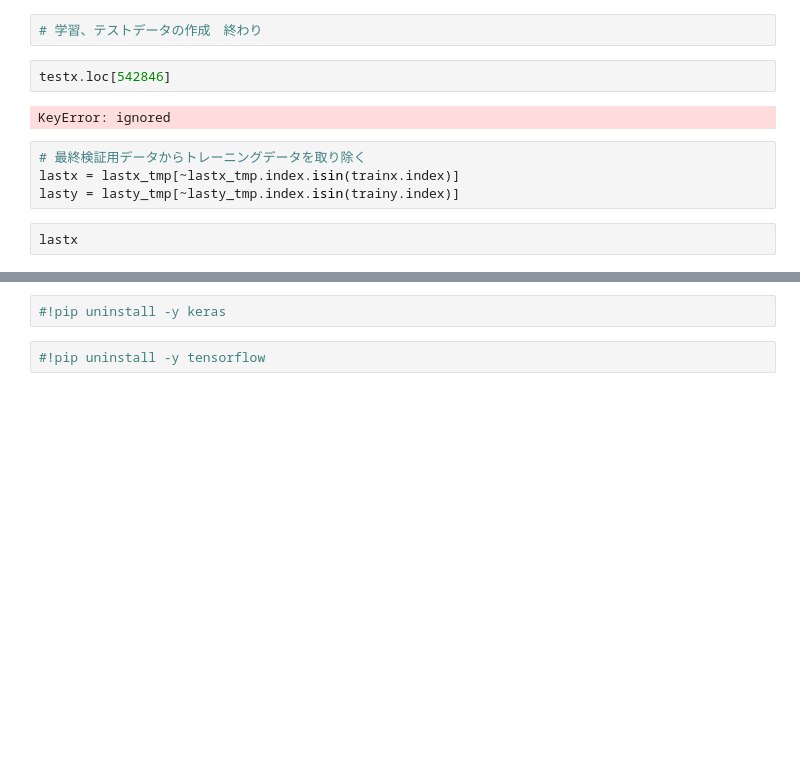
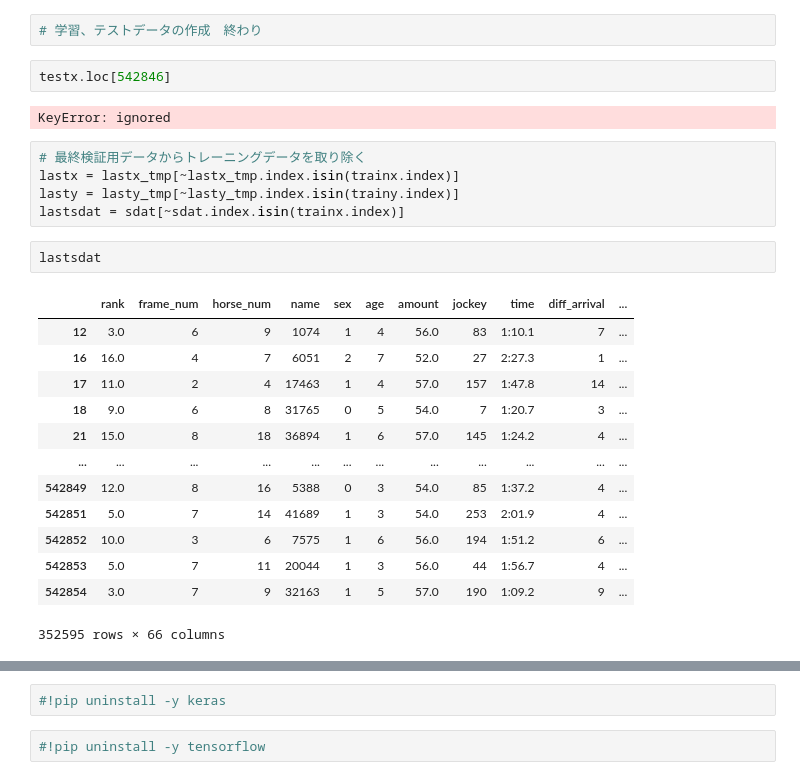
Before and after one commit to TokyoYoshida/GoogleColab, a Jupyter notebook: playground_deep_learning_keiba2.ipynb, the cells around one changed output, grey strips where cells are left out. Cells and saved outputs as stored; diff of their text form; blank space fills up the shorter version.

```diff
--- a/playground_deep_learning_keiba2.ipynb
+++ b/playground_deep_learning_keiba2.ipynb
@@ -209,7 +207,22 @@ KeyError: ignored
 # 最終検証用データからトレーニングデータを取り除く
 lastx = lastx_tmp[~lastx_tmp.index.isin(trainx.index)]
 lasty = lasty_tmp[~lasty_tmp.index.isin(trainy.index)]
+lastsdat = sdat[~sdat.index.isin(trainx.index)]
-# %%
-lastx
+# %%
+lastsdat
+# %% [output]
+|  | rank | frame_num | horse_num | name | sex | age | amount | jockey | time | diff_arrival | ... |
+| 12 | 3.0 | 6 | 9 | 1074 | 1 | 4 | 56.0 | 83 | 1:10.1 | 7 | ... |
+| 16 | 16.0 | 4 | 7 | 6051 | 2 | 7 | 52.0 | 27 | 2:27.3 | 1 | ... |
+| 17 | 11.0 | 2 | 4 | 17463 | 1 | 4 | 57.0 | 157 | 1:47.8 | 14 | ... |
+| 18 | 9.0 | 6 | 8 | 31765 | 0 | 5 | 54.0 | 7 | 1:20.7 | 3 | ... |
+| 21 | 15.0 | 8 | 18 | 36894 | 1 | 6 | 57.0 | 145 | 1:24.2 | 4 | ... |
+| ... | ... | ... | ... | ... | ... | ... | ... | ... | ... | ... | ... |
+| 542849 | 12.0 | 8 | 16 | 5388 | 0 | 3 | 54.0 | 85 | 1:37.2 | 4 | ... |
+| 542851 | 5.0 | 7 | 14 | 41689 | 1 | 3 | 54.0 | 253 | 2:01.9 | 4 | ... |
+| 542852 | 10.0 | 3 | 6 | 7575 | 1 | 6 | 56.0 | 194 | 1:51.2 | 6 | ... |
+| 542853 | 5.0 | 7 | 11 | 20044 | 1 | 3 | 56.0 | 44 | 1:56.7 | 4 | ... |
+| 542854 | 3.0 | 7 | 9 | 32163 | 1 | 5 | 57.0 | 190 | 1:09.2 | 9 | ... |
+352595 rows × 66 columns
 # %%
 lasty
```
Also changed, not shown: parts of 26 cells of this notebook.
